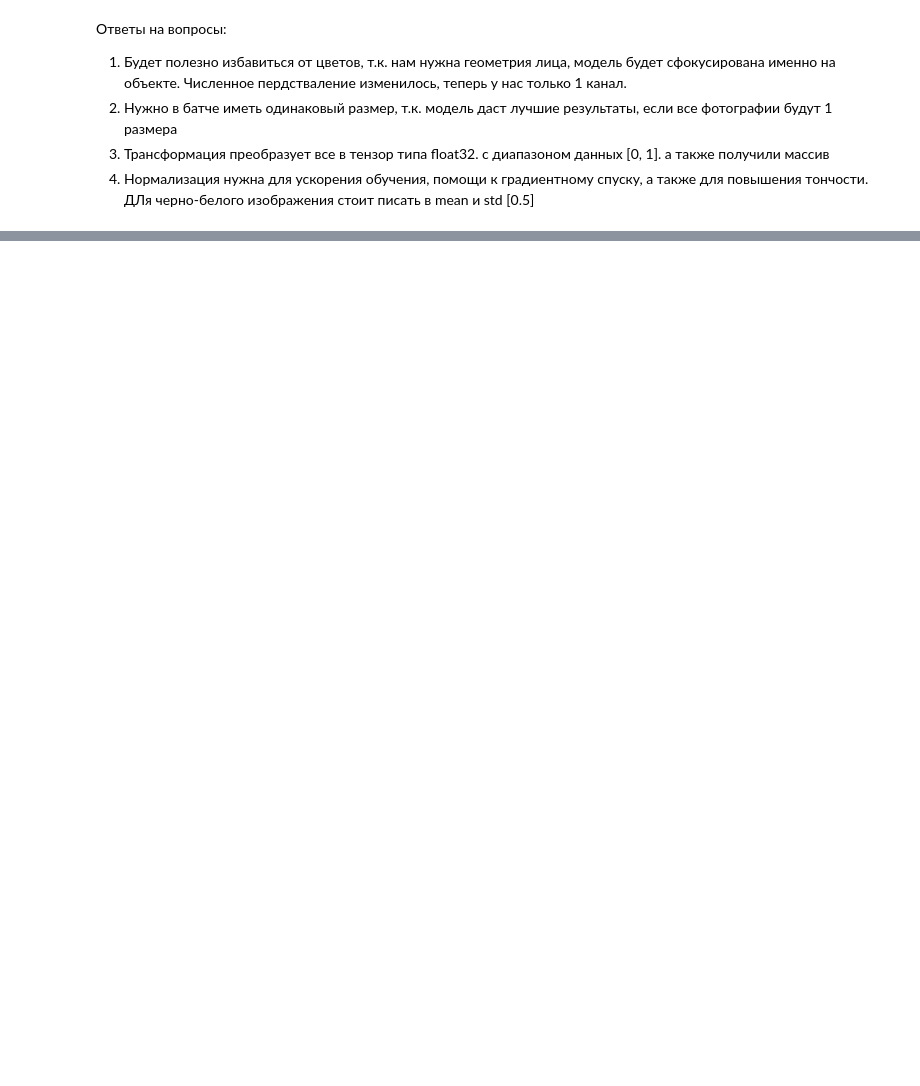
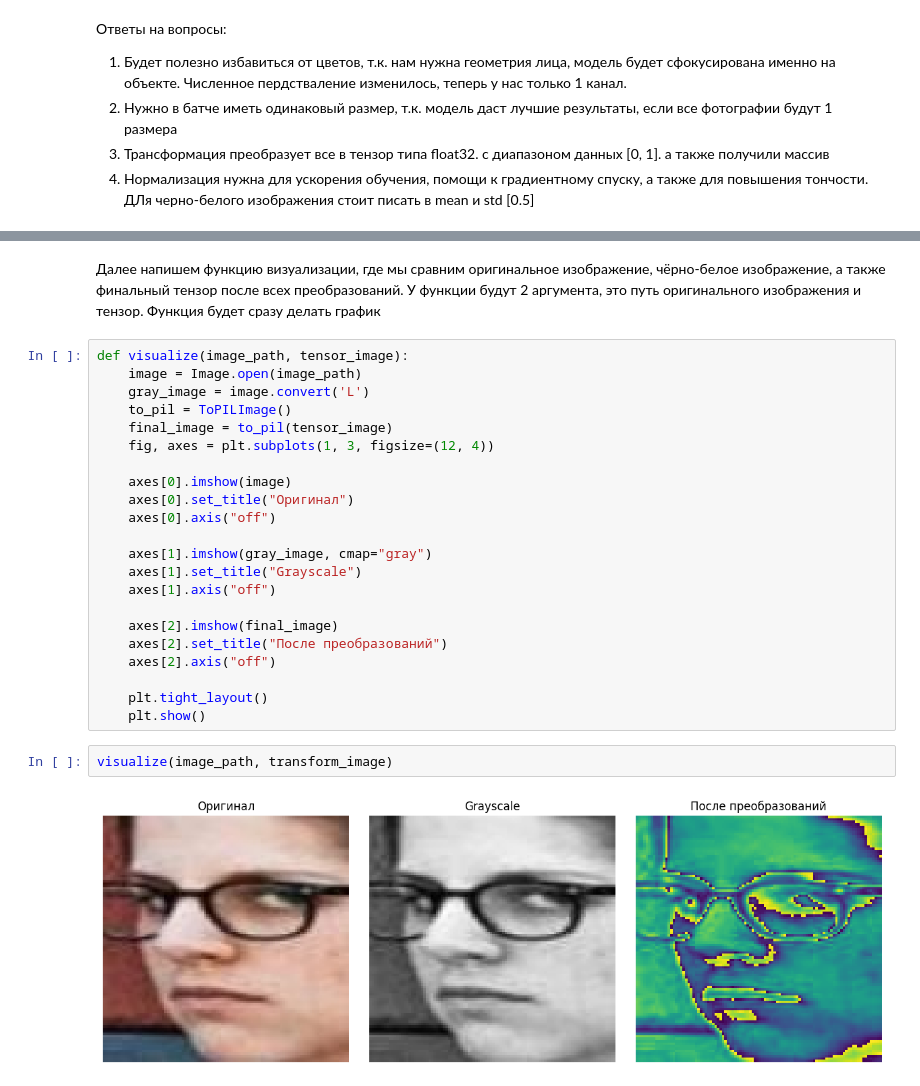
Before and after one commit to alehandro-diaz/pythonProj, a Jupyter notebook: notebooks/01_data_exploration.ipynb, the cells around one changed output, grey strips where cells are left out. Saved outputs shown, nothing was run; the diff lists cells and outputs as text; blank space fills up the shorter version.

```diff
--- a/notebooks/01_data_exploration.ipynb
+++ b/notebooks/01_data_exploration.ipynb
@@ -71,0 +107,28 @@ tensor([[[-0.4980, -0.3725, -0.5922,  ...,  0.0196,  0.1529, -0.0824],
+# %% [markdown]
+Далее напишем функцию визуализации, где мы сравним оригинальное изображение, чёрно-белое изображение, а также финальный тензор после всех преобразований. У функции будут 2 аргумента, это путь оригинального изображения и тензор. Функция будет сразу делать график
+# %%
+def visualize(image_path, tensor_image):
+    image = Image.open(image_path)
+    gray_image = image.convert('L')
+    to_pil = ToPILImage()
+    final_image = to_pil(tensor_image)
+    fig, axes = plt.subplots(1, 3, figsize=(12, 4))
+
+    axes[0].imshow(image)
+    axes[0].set_title("Оригинал")
+    axes[0].axis("off")
+
+    axes[1].imshow(gray_image, cmap="gray")
+    axes[1].set_title("Grayscale")
+    axes[1].axis("off")
+
+    axes[2].imshow(final_image)
+    axes[2].set_title("После преобразований")
+    axes[2].axis("off")
+
+    plt.tight_layout()
+    plt.show()
+# %%
+visualize(image_path, transform_image)
+# %% [output]
+[figure, added]
```
Also changed, not shown: parts of 11 cells of this notebook, 4 other files.
